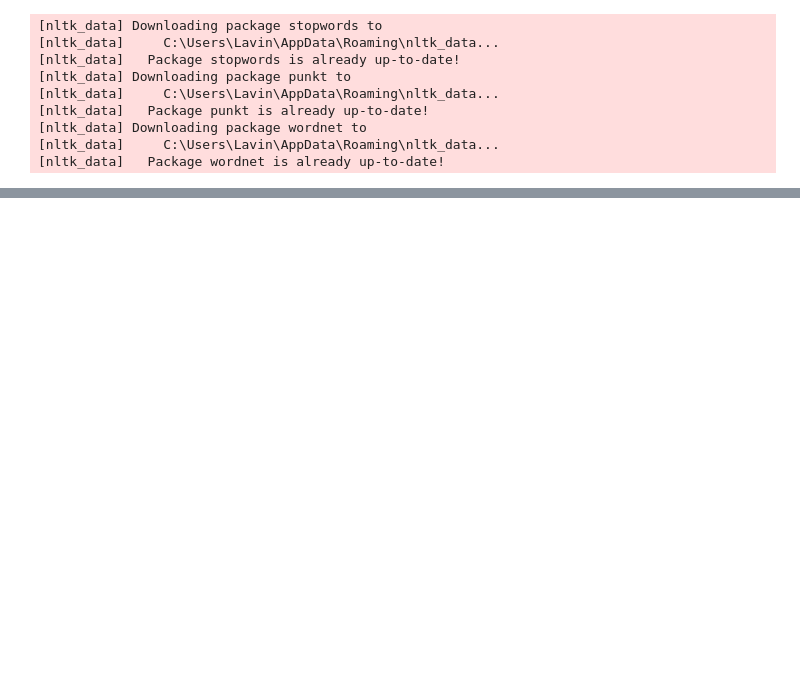
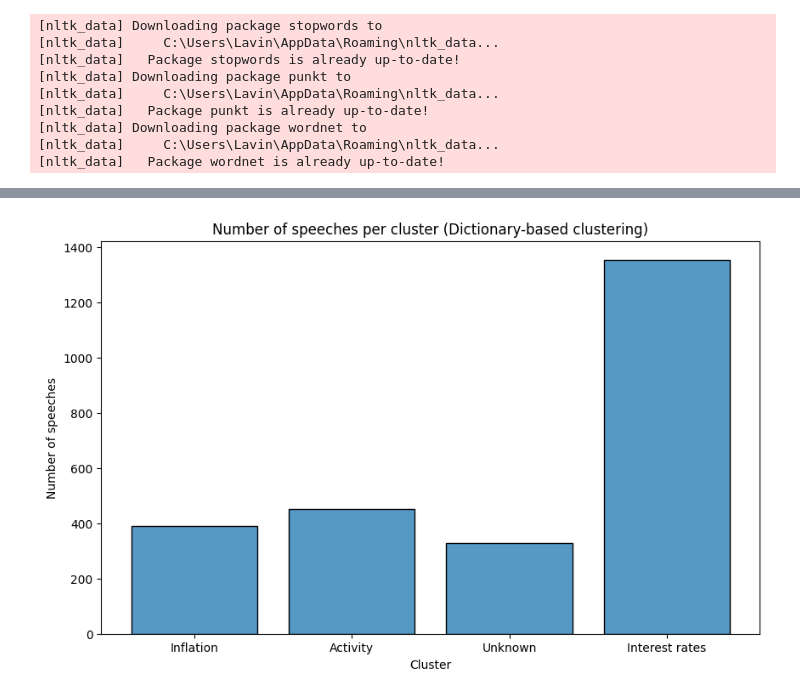
Before and after one commit to LaviniaSD/NPL---SPX, a Jupyter notebook: topic_analisys.ipynb, the cells around one changed output, grey strips where cells are left out. Cells and saved outputs as stored; diff of their text form; code cells hidden in the pictures; blank space fills up the shorter version.

Commit message:
Add graphics

```diff
--- a/topic_analisys.ipynb
+++ b/topic_analisys.ipynb
@@ -284,12 +220,13 @@ def classify_text(text):
     return scores, np.argmax(scores)
 
 def Dictionary_clustering(data):
-    data['scores'] = data['sentences'].apply(lambda x: classify_text(x)[0])
-    data['cluster'] = data['sentences'].apply(lambda x: classify_text(x)[1])
+    new_df = data.copy()
+    new_df['scores'] = new_df['sentences'].apply(lambda x: classify_text(x)[0])
+    new_df['cluster'] = new_df['sentences'].apply(lambda x: classify_text(x)[1])
 
     for i in range(3):
         print(f"Cluster {i}:")
-        corpus = data[data['cluster'] == i]['sentences'].apply(lambda x: ' '.join(x))
+        corpus = new_df[new_df['cluster'] == i]['sentences'].apply(lambda x: ' '.join(x))
         common_words = get_top_n_words(corpus, 10)
         print(common_words,'\n')
-    return data
+    return new_df
@@ -319,0 +233,2 @@ Cluster 2:
+# %%
+data_dict = Dictionary_clustering(data)
@@ -319,0 +244,13 @@ Cluster 2:
+# %%
+# Replace cluster labels with corresponding categories
+data_dict['cluster'] = data_dict['cluster'].replace({0: 'Interest rates', 1: 'Inflation', 2: 'Activity', -1: 'Unknown'})
+# %%
+# Histogram of the clusters
+plt.figure(figsize=(10, 6))
+sns.histplot(data_dict['cluster'], discrete=True, shrink=0.8)
+plt.title('Number of speeches per cluster (Dictionary-based clustering)')
+plt.xlabel('Cluster')
+plt.ylabel('Number of speeches')
+plt.show()
+# %% [output]
+[figure, added]
```
Also changed, not shown: parts of 9 cells of this notebook.
